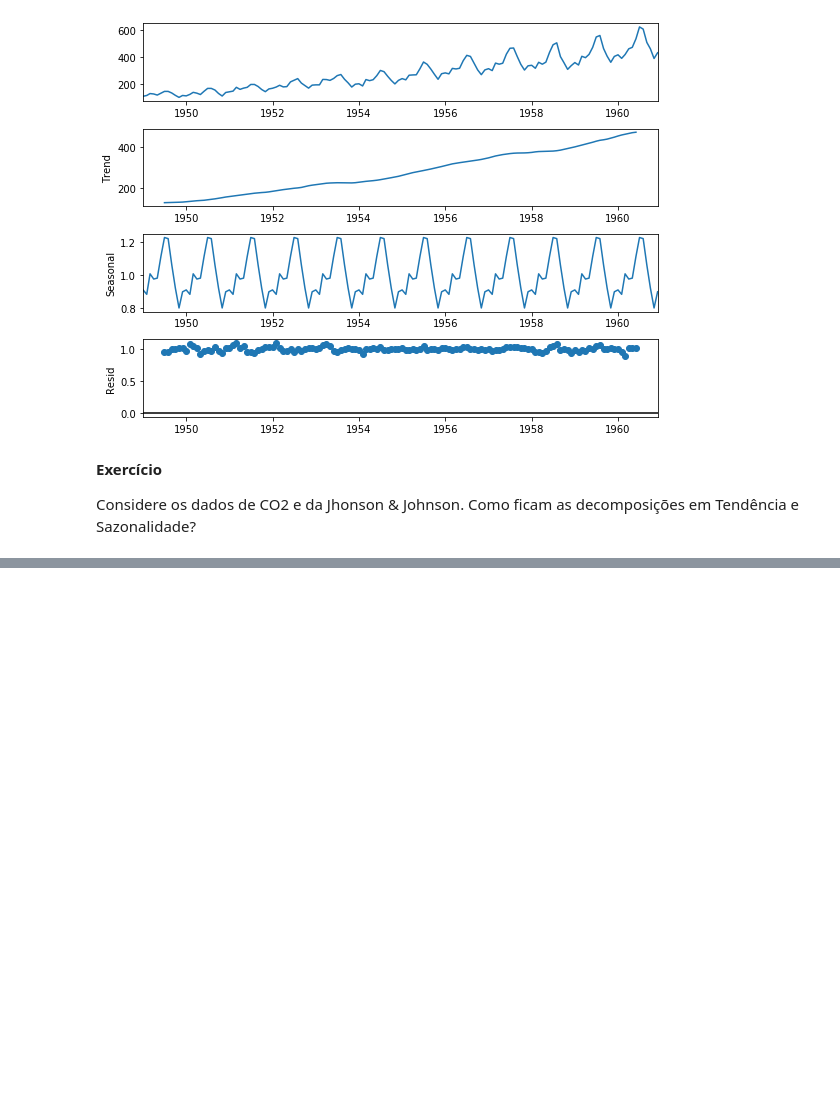
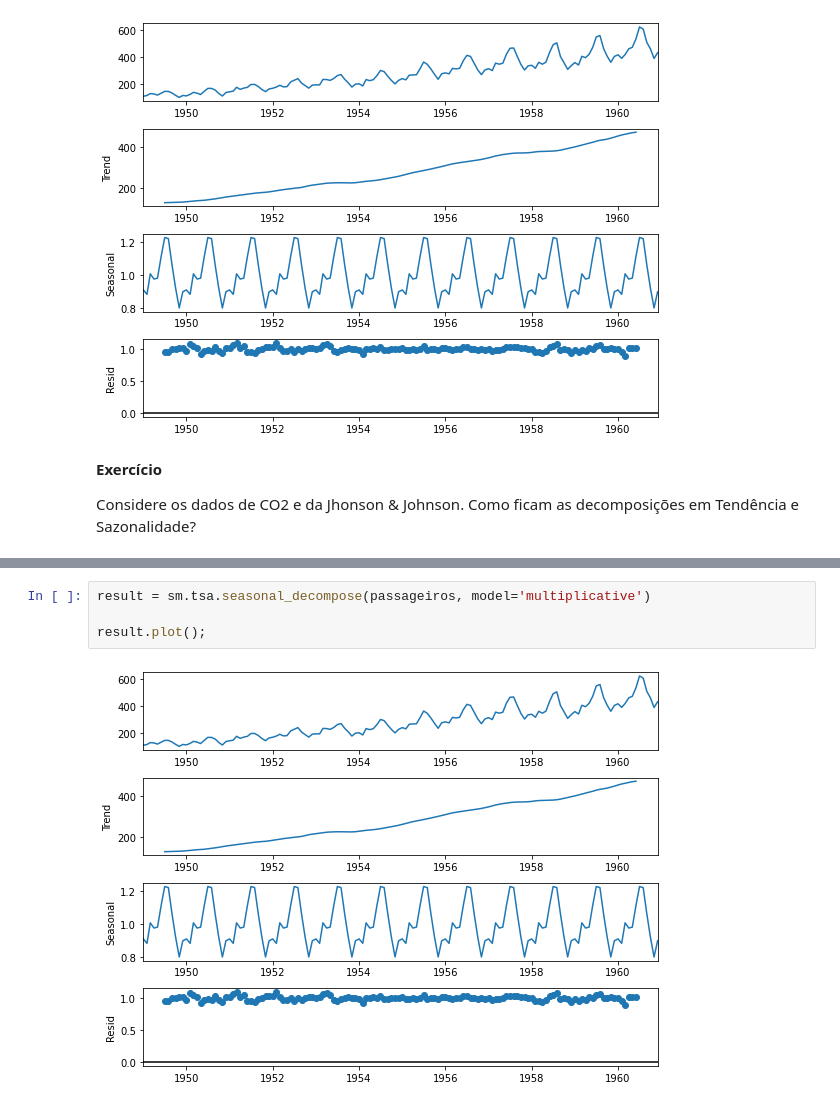
Before and after one commit to guilourenzo/mba-usp, a Jupyter notebook: APRENDIZADO DINÂMICO/AULA 1/Aula1_3_TendenciaSazonalidade.ipynb, the cells around one changed output, grey strips where cells are left out. Drawn from its saved outputs; the diff is of its cells as text; blank space fills up the shorter version.

```diff
--- a/APRENDIZADO DINÂMICO/AULA 1/Aula1_3_TendenciaSazonalidade.ipynb
+++ b/APRENDIZADO DINÂMICO/AULA 1/Aula1_3_TendenciaSazonalidade.ipynb
@@ -233,0 +249,6 @@ Considere os dados de CO2 e da Jhonson & Johnson. Como ficam as decomposições
+# %%
+result = sm.tsa.seasonal_decompose(passageiros, model='multiplicative')
+
+result.plot();
+# %% [output]
+[figure, added]
```
Also changed, not shown: parts of 6 cells of this notebook, 13 other files.
